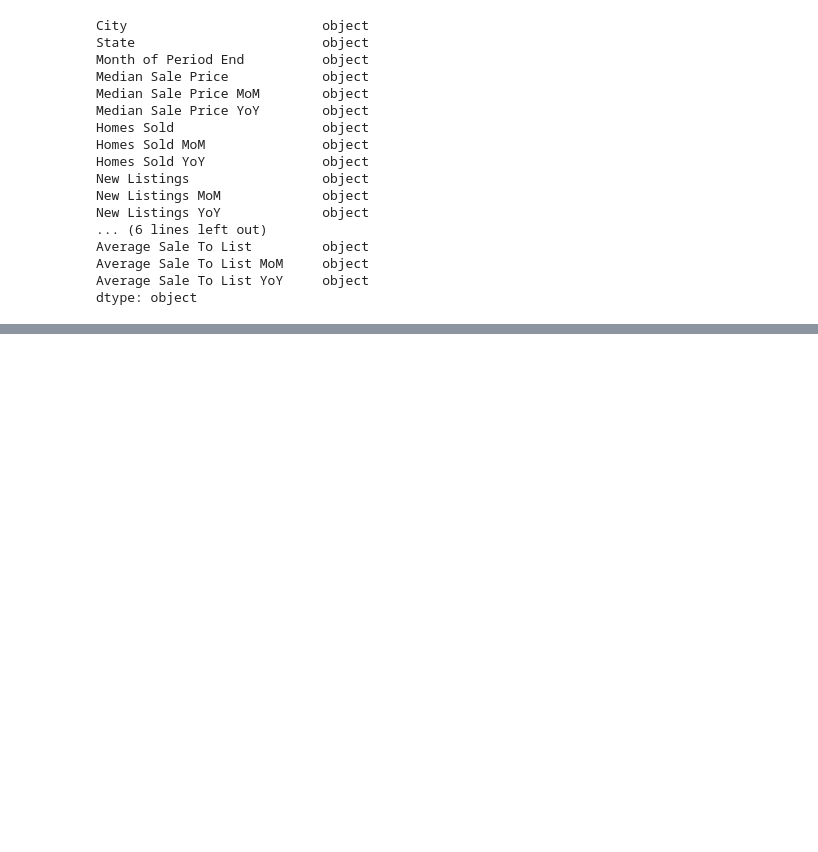
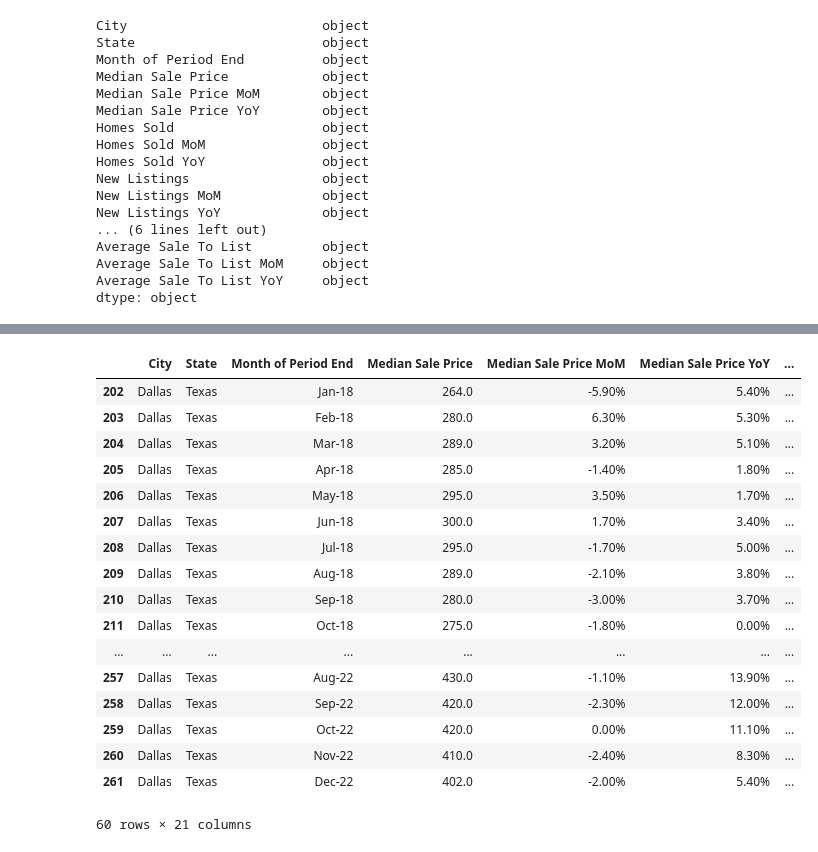
Before and after one commit to marthagriggs9/group4_project, a Jupyter notebook: austindallastest.ipynb, the cells around one changed output, grey strips where cells are left out. Saved outputs shown, nothing was run; the diff lists cells and outputs as text; code cells hidden in the pictures; blank space fills up the shorter version.

```diff
--- a/austindallastest.ipynb
+++ b/austindallastest.ipynb
@@ -110,0 +159,22 @@ dtype: object
+# %%
+dallas_2018_2022 =dallas_data.iloc[71:131]
+dallas_2018_2022
+# %% [output]
+|  | City | State | Month of Period End | Median Sale Price | Median Sale Price MoM | Median Sale Price YoY | ... |
+| 202 | Dallas | Texas | Jan-18 | 264.0 | -5.90% | 5.40% | ... |
+| 203 | Dallas | Texas | Feb-18 | 280.0 | 6.30% | 5.30% | ... |
+| 204 | Dallas | Texas | Mar-18 | 289.0 | 3.20% | 5.10% | ... |
+| 205 | Dallas | Texas | Apr-18 | 285.0 | -1.40% | 1.80% | ... |
+| 206 | Dallas | Texas | May-18 | 295.0 | 3.50% | 1.70% | ... |
+| 207 | Dallas | Texas | Jun-18 | 300.0 | 1.70% | 3.40% | ... |
+| 208 | Dallas | Texas | Jul-18 | 295.0 | -1.70% | 5.00% | ... |
+| 209 | Dallas | Texas | Aug-18 | 289.0 | -2.10% | 3.80% | ... |
+| 210 | Dallas | Texas | Sep-18 | 280.0 | -3.00% | 3.70% | ... |
+| 211 | Dallas | Texas | Oct-18 | 275.0 | -1.80% | 0.00% | ... |
+| ... | ... | ... | ... | ... | ... | ... | ... |
+| 257 | Dallas | Texas | Aug-22 | 430.0 | -1.10% | 13.90% | ... |
+| 258 | Dallas | Texas | Sep-22 | 420.0 | -2.30% | 12.00% | ... |
+| 259 | Dallas | Texas | Oct-22 | 420.0 | 0.00% | 11.10% | ... |
+| 260 | Dallas | Texas | Nov-22 | 410.0 | -2.40% | 8.30% | ... |
+| 261 | Dallas | Texas | Dec-22 | 402.0 | -2.00% | 5.40% | ... |
+60 rows × 21 columns
```
Also changed, not shown: parts of 5 cells of this notebook.
